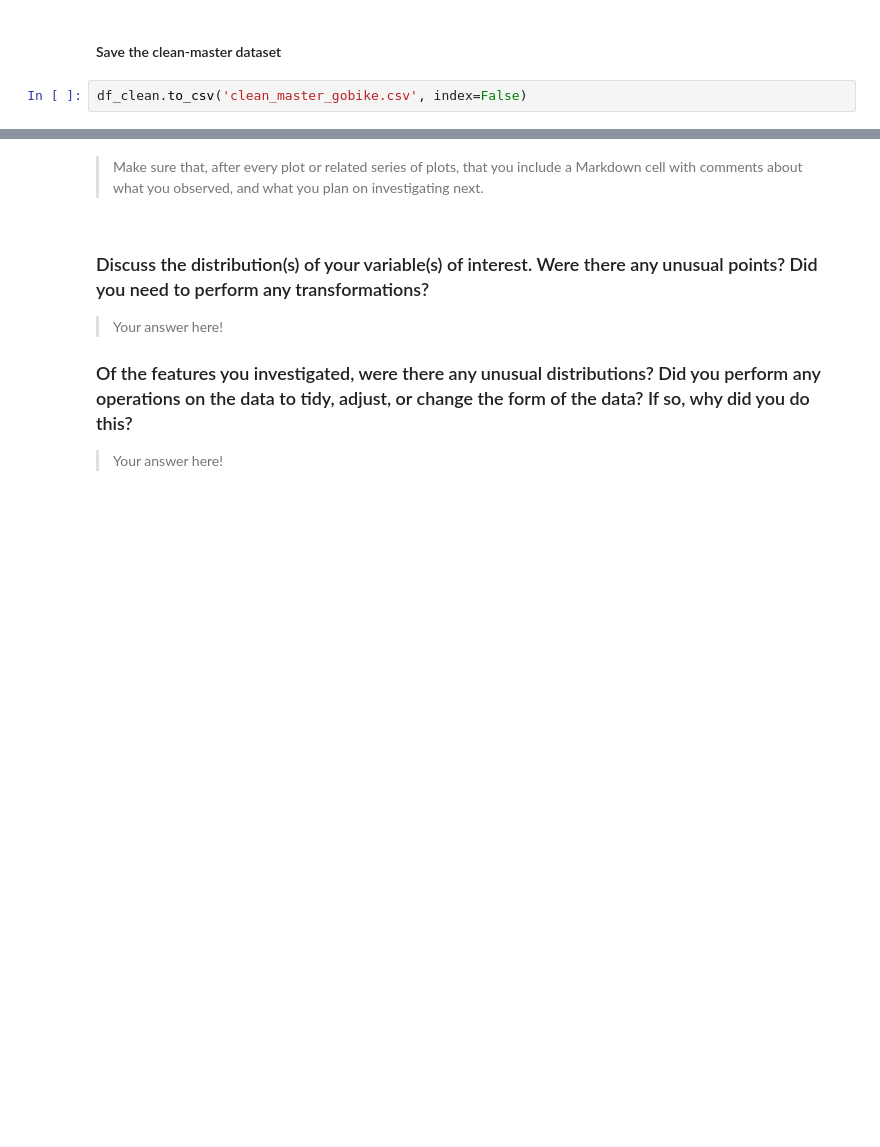
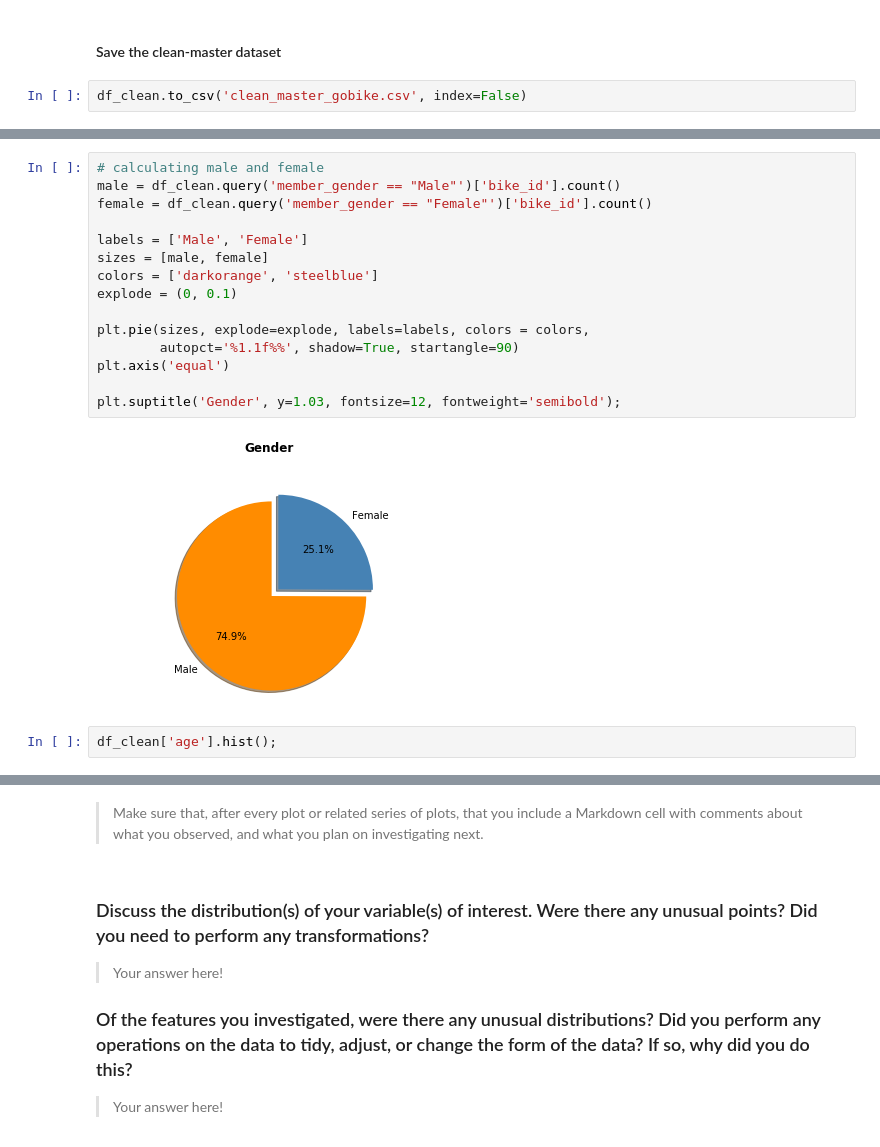
Before and after one commit to apozuelog/Data-visualization-project, a Jupyter notebook: exploration.ipynb, the cells around one changed output, grey strips where cells are left out. Drawn from its saved outputs; the diff is of its cells as text; blank space fills up the shorter version.

```diff
--- a/exploration.ipynb
+++ b/exploration.ipynb
@@ -273,0 +280,19 @@ and prepare yourself to look at relationships between variables.
+# %%
+# calculating male and female
+male = df_clean.query('member_gender == "Male"')['bike_id'].count()
+female = df_clean.query('member_gender == "Female"')['bike_id'].count()
+
+labels = ['Male', 'Female']
+sizes = [male, female]
+colors = ['darkorange', 'steelblue']
+explode = (0, 0.1)
+
+plt.pie(sizes, explode=explode, labels=labels, colors = colors,
+        autopct='%1.1f%%', shadow=True, startangle=90)
+plt.axis('equal')
+
+plt.suptitle('Gender', y=1.03, fontsize=12, fontweight='semibold');
+# %% [output]
+[figure, added]
+# %%
+df_clean['age'].hist();
```
Also changed, not shown: parts of 14 cells of this notebook.
